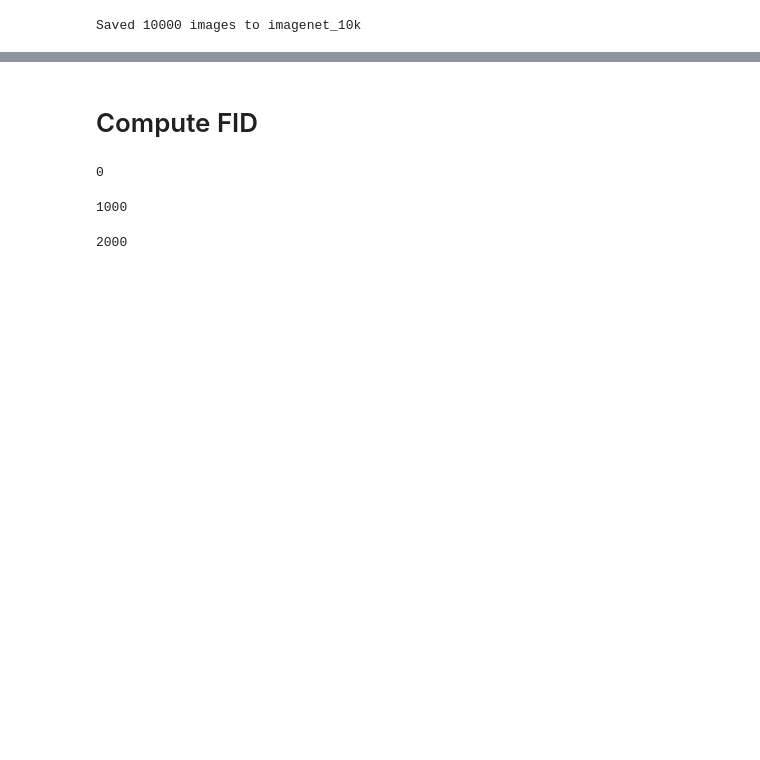
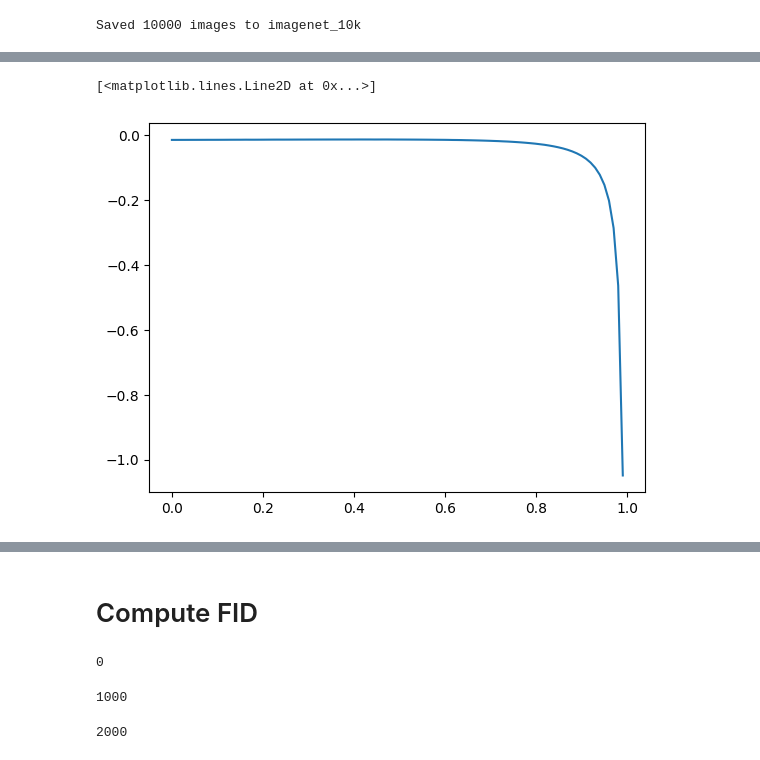
Before and after one commit to matthew9671/maskgit-jax, a Jupyter notebook: preprocess_imagenet.ipynb, the cells around one changed output, grey strips where cells are left out. Drawn from its saved outputs; the diff is of its cells as text; code cells hidden in the pictures; blank space fills up the shorter version.

```diff
--- a/preprocess_imagenet.ipynb
+++ b/preprocess_imagenet.ipynb
@@ -123,0 +179,19 @@ Saved 10000 images to imagenet_10k
+# %%
+y = []
+r = []
+r_ = []
+
+acc = 0
+for i in range(100):
+    trans = a.transition(t[i])
+    r.append(a._integral_rate_scalar(t[i]))
+    acc += a._rate_scalar(t[i]) / 100
+    r_.append(acc)
+    y.append(trans[0,-1])
+# plt.plot(t, y)
+plt.plot(t, jnp.array(r) - jnp.array(r_))
+# plt.plot(t, r_)
+# plt.plot(t, jnp.cos(jnp.pi / 2 * (1-t)))
+# %% [output]
+[<matplotlib.lines.Line2D at 0x...>]
+[figure, added]
```
Also changed, not shown: parts of 16 cells of this notebook, 8 other files.
